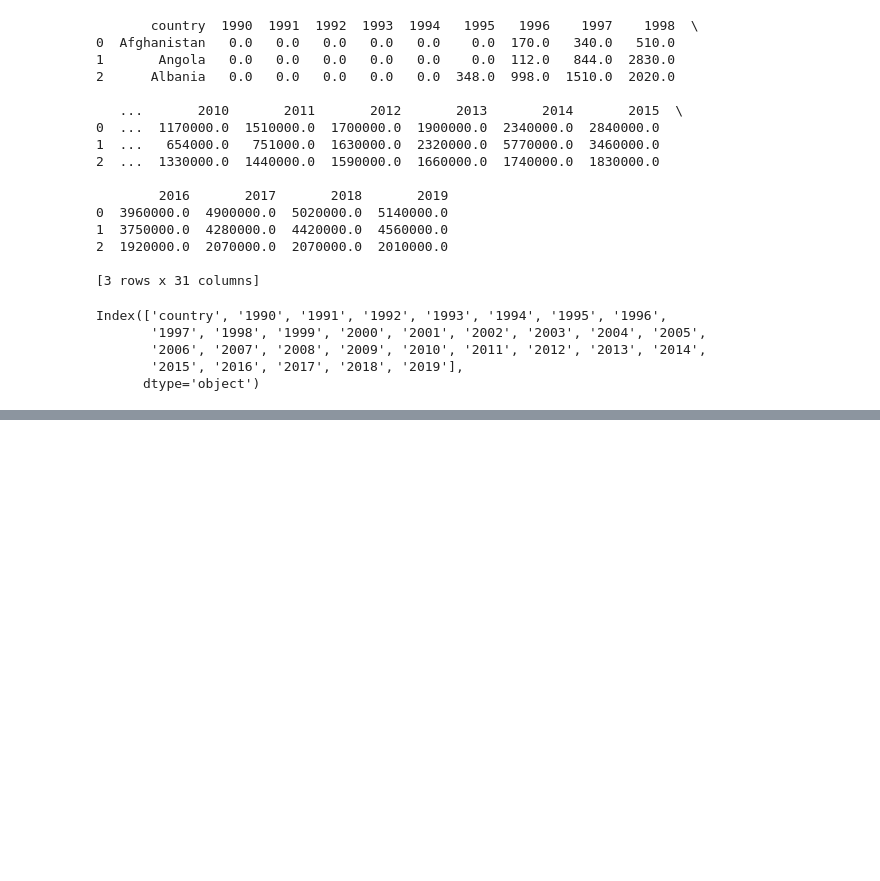
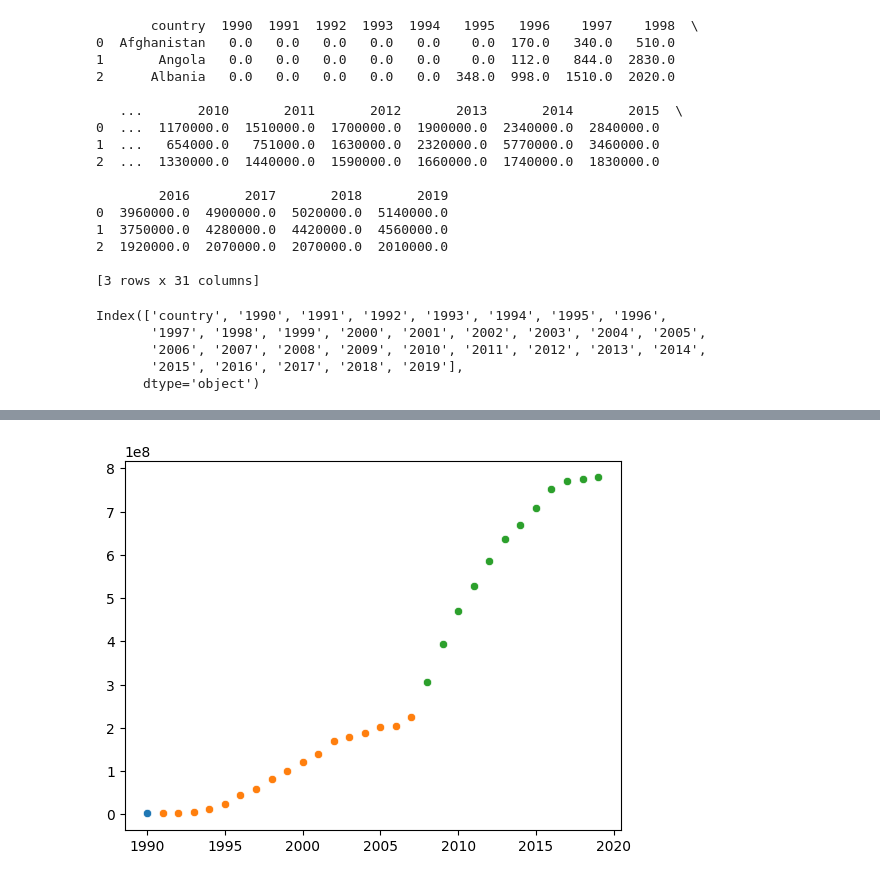
Before and after one commit to hesamzs/NetUserNum, a Jupyter notebook: net_num.ipynb, the cells around one changed output, grey strips where cells are left out. Saved outputs shown, nothing was run; the diff lists cells and outputs as text; code cells hidden in the pictures; blank space fills up the shorter version.

```diff
--- a/net_num.ipynb
+++ b/net_num.ipynb
@@ -50,0 +71,19 @@ KeyError: 1990
+# %%
+from collections import defaultdict
+import seaborn as sns
+
+country_data = defaultdict(lambda: {'years': [], 'users': []})
+
+for year, info in max_data.items():
+    country = info['Country']
+    users = info['User Num']
+    country_data[country]['years'].append(year)
+    country_data[country]['users'].append(users)
+
+
+for country, values in country_data.items():
+    sns.scatterplot(x=values['years'], y=values['users'])
+
+# Confirmed.
+# %% [output]
+[figure, added]
```
Also changed, not shown: parts of 3 cells of this notebook, 7 other files.
